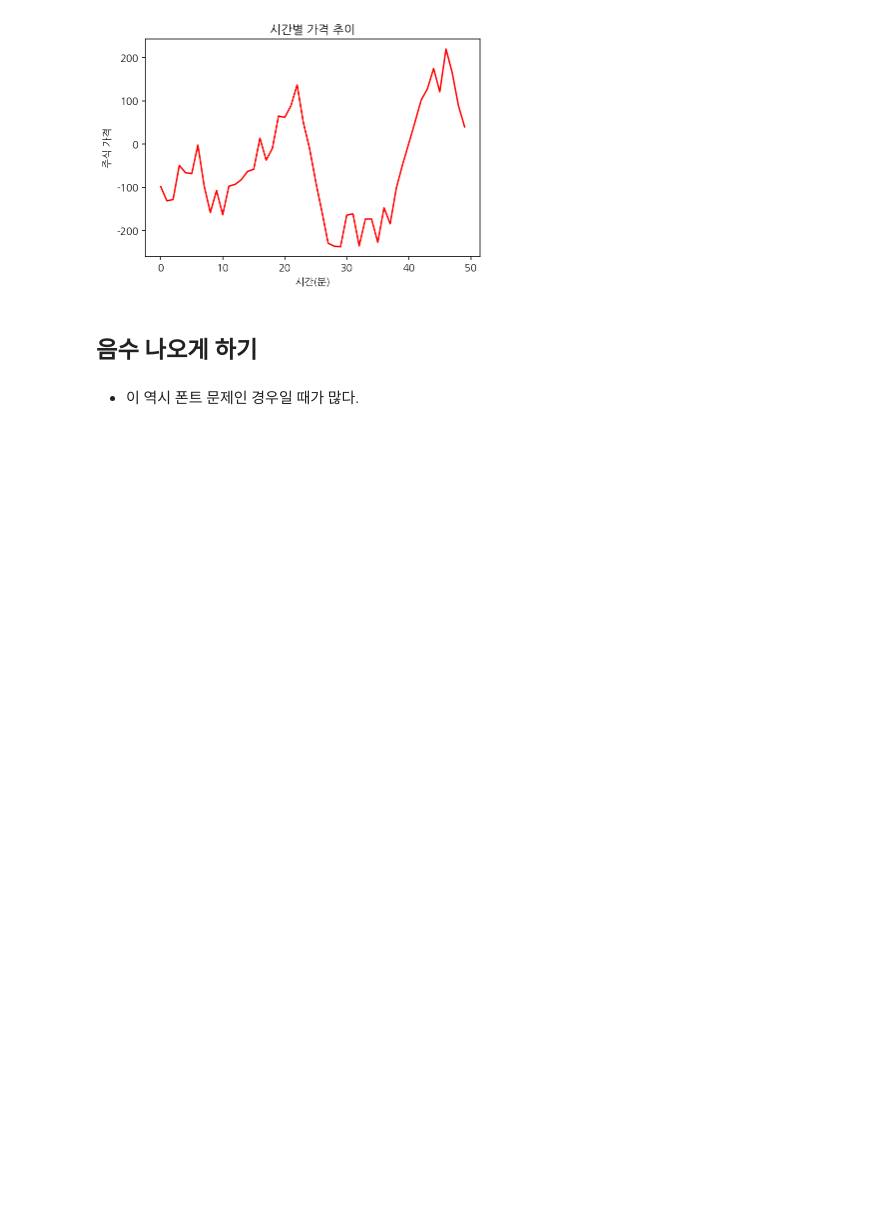
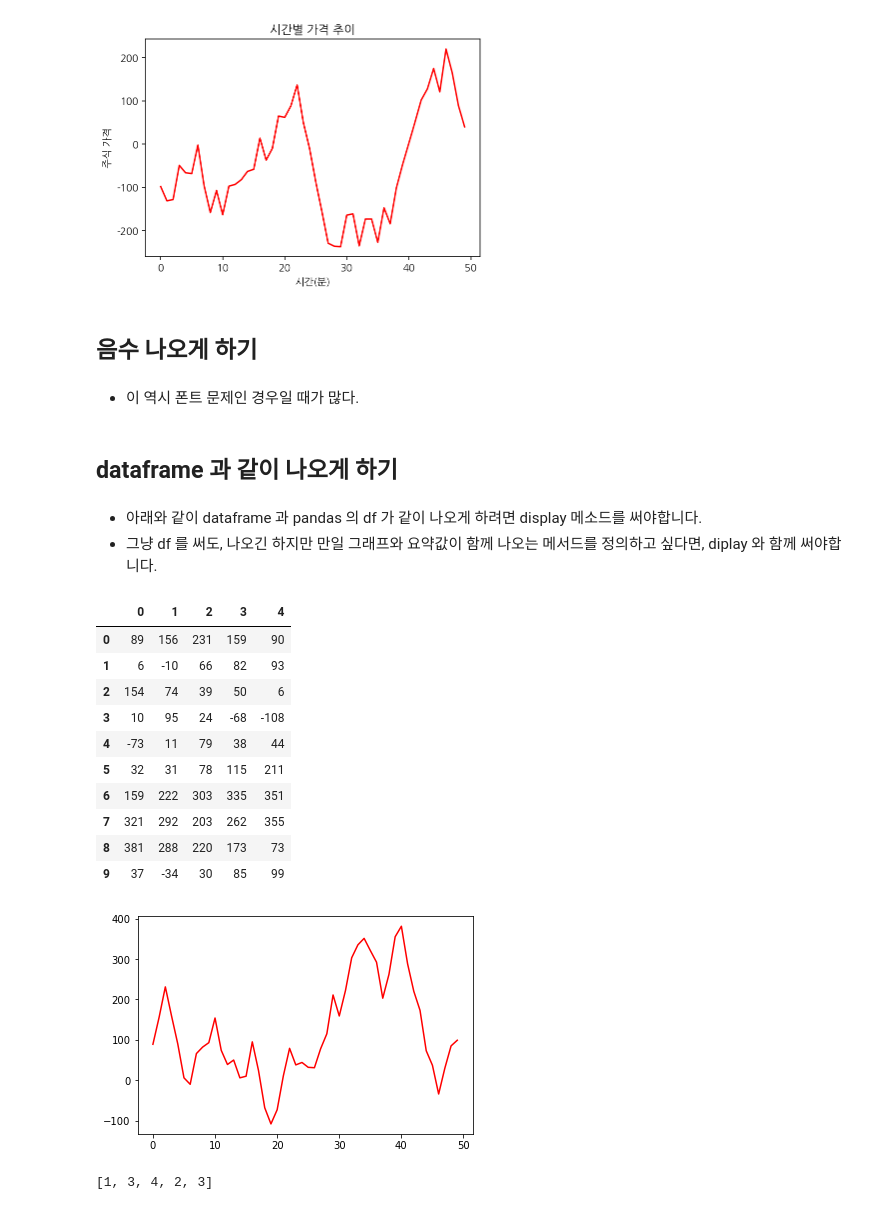
Before and after one commit to hana-dool/Data_Visualization, a Jupyter notebook: 2.Tips.ipynb, the cells around one changed output. Cells and saved outputs as stored; diff of their text form; code cells hidden in the pictures; blank space fills up the shorter version.

```diff
--- a/2.Tips.ipynb
+++ b/2.Tips.ipynb
@@ -43,3 +43,8 @@ Text(0.5, 0, '시간(분)')
 - 이 역시 폰트 문제인 경우일 때가 많다.
 # %%
 mpl.rcParams['axes.unicode_minus'] = False
+# %% [markdown]
+## dataframe 과 같이 나오게 하기
+# %% [markdown]
+- 아래와 같이 dataframe 과 pandas 의 df 가 같이 나오게 하려면 display 메소드를 써야합니다.
+- 그냥 df 를 써도, 나오긴 하지만 만일 그래프와 요약값이 함께 나오는 메서드를 정의하고 싶다면, diplay 와 함께 써야합니다.
@@ -45,0 +53,23 @@ mpl.rcParams['axes.unicode_minus'] = False
+# %%
+import numpy as np
+data = np.random.randint(-100, 100, 50).cumsum()
+display(pd.DataFrame(data.reshape(10,-1)))
+plt.plot(range(50), data, 'r')
+plt.show()
+# %% [output]
+|  | 0 | 1 | 2 | 3 | 4 |
+| 0 | 89 | 156 | 231 | 159 | 90 |
+| 1 | 6 | -10 | 66 | 82 | 93 |
+| 2 | 154 | 74 | 39 | 50 | 6 |
+| 3 | 10 | 95 | 24 | -68 | -108 |
+| 4 | -73 | 11 | 79 | 38 | 44 |
+| 5 | 32 | 31 | 78 | 115 | 211 |
+| 6 | 159 | 222 | 303 | 335 | 351 |
+| 7 | 321 | 292 | 203 | 262 | 355 |
+| 8 | 381 | 288 | 220 | 173 | 73 |
+| 9 | 37 | -34 | 30 | 85 | 99 |
+[figure, added]
+# %%
+list(map(int,'13423'))
+# %% [output]
+[1, 3, 4, 2, 3]
```
Also changed, not shown: parts of 1 cell of this notebook, 1 other file.
